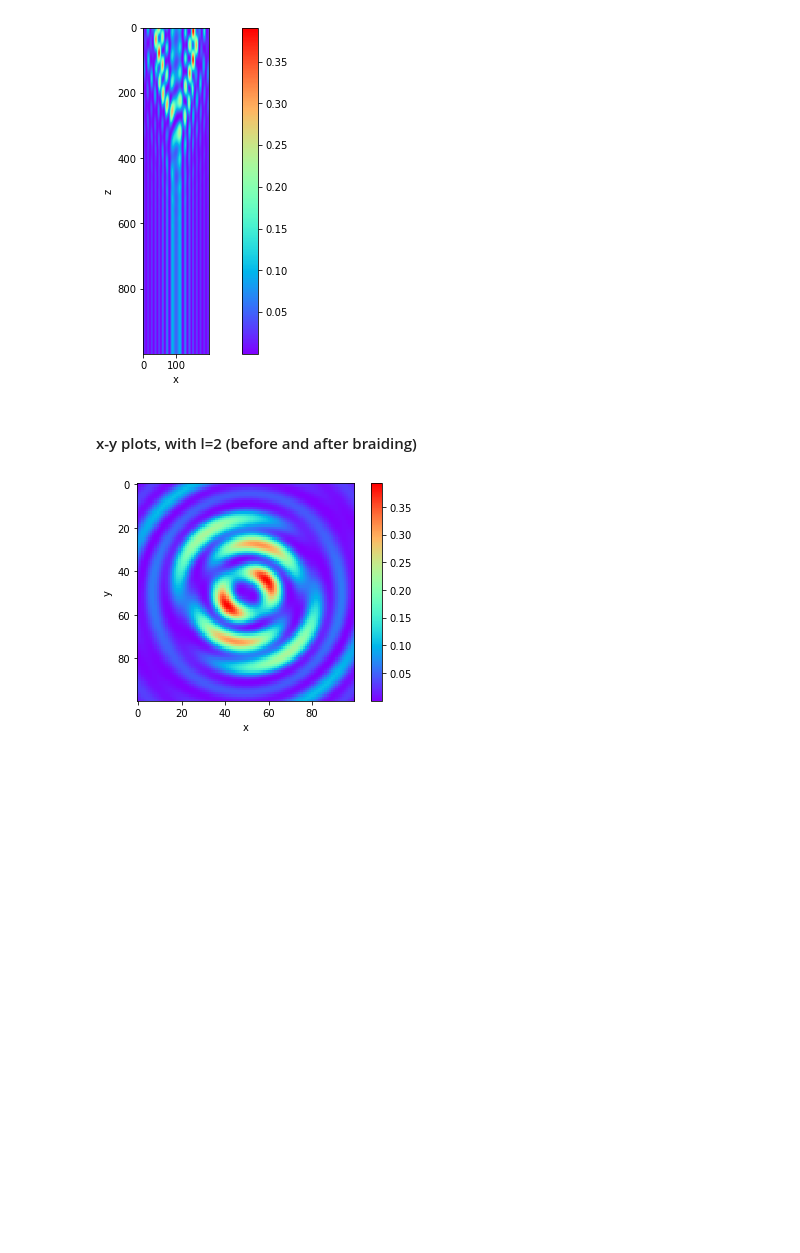
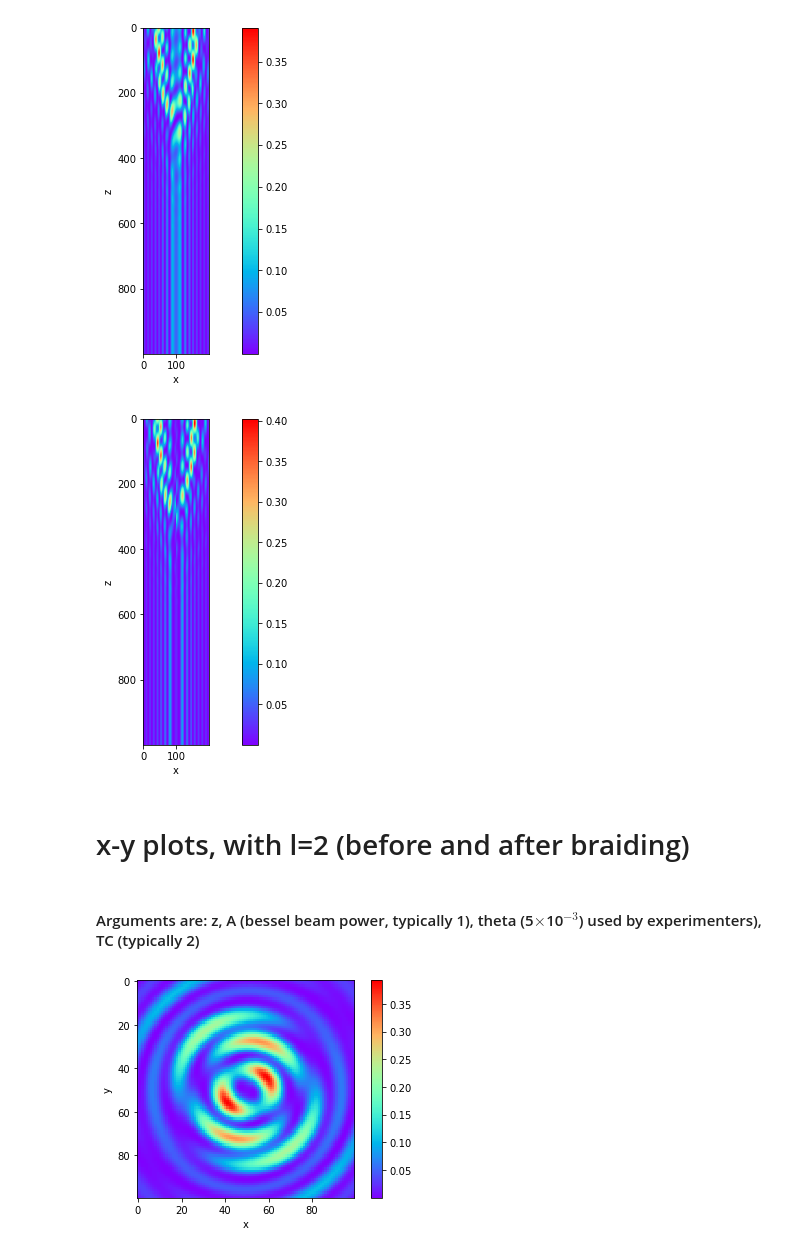
Before and after one commit to jabacousnac/Grier-Lab-Code, a Jupyter notebook: Axial_braiding.ipynb, the cells around one changed output. Saved outputs shown, nothing was run; the diff lists cells and outputs as text; code cells hidden in the pictures; blank space fills up the shorter version.

```diff
--- a/Axial_braiding.ipynb
+++ b/Axial_braiding.ipynb
@@ -56,7 +56,7 @@ def bessel(x,y,z):
         phi = (np.pi)/2
     else:
         phi = np.arctan(y/x)
-    u_B = A * sp.jv(l,k_0*np.sin(theta)*r) * np.exp(1j*(l*phi + k_0*np.cos(theta)*z)) #Bessel function always goes to 0 as arg goes to 0
+    u_B = A * sp.jv(l,k_0*np.sin(theta)*r) * np.exp(1j*(l*phi + k_0*np.cos(theta)*z)) #Bessel function always goes to 0 as arg goes to 0, unless l=0
     return u_B
 
 def Bessel_transverse_map(z):
@@ -79,7 +79,7 @@ def Bessel_transverse_map(z):
     plt.colorbar()
     return
 
-def x_z_braiding(y):
+def x_z_braiding(y, A, theta, l):
     #plot an x-z cut of the superposed fields
     xmax, zmax = 1*10**-3, 1.0
     dx, dz = 1*10**-5, 1*10**-3
@@ -90,7 +90,13 @@ def x_z_braiding(y):
         for xindex in range(len(xlist)): #cols are x-axis
             x = xlist[xindex]
             z = zlist[zindex]
-            field = bessel(x,y,z) + airy(x,y,z) #superposed
+            r = np.sqrt(x**2 + y**2)
+            if x == 0:
+                phi = (np.pi)/2
+            else:
+                phi = np.arctan(y/x)
+            u_B = A * sp.jv(l,k_0*np.sin(theta)*r) * np.exp(1j*(l*phi + k_0*np.cos(theta)*z))
+            field = u_B + airy(x,y,z) #superposed
             I = np.imag(field)**2 + np.real(field)**2
             intensity_array[zindex][xindex] = I
     plt.figure(figsize=(12,6))
@@ -100,7 +106,7 @@ def x_z_braiding(y):
     plt.colorbar()
     return
 
-def x_y_map(z):
+def x_y_map(z, A, theta, l):
     #intensity profiles of superposed beams in x-y
     xmax = 0.5*10**-3
     dx = 1*10**-5
@@ -110,7 +116,13 @@ def x_y_map(z):
     for row in range(len(int_array)):
         for col in range(len(int_array)):
             x, y = xlist[row], ylist[col]
-            field = airy(x,y,z) + bessel(x,y,z)
+            r = np.sqrt(x**2 + y**2)
+            if x == 0:
+                phi = (np.pi)/2
+            else:
+                phi = np.arctan(y/x)
+            u_B = A * sp.jv(l,k_0*np.sin(theta)*r) * np.exp(1j*(l*phi + k_0*np.cos(theta)*z))
+            field = u_B + airy(x,y,z)
             intensity = np.imag(field)**2 + np.real(field)**2
             int_array[row][col] = intensity
     plt.figure()
@@ -137,5 +155,11 @@ x_z_braiding(0.2*10**-3)
 # %% [output]
 [figure]
+# %%
+x_z_braiding(0.2*10**-3, 1, 0.005, 3)
+# %% [output]
+[figure, added]
 # %% [markdown]
-#### x-y plots, with l=2 (before and after braiding)
+# x-y plots, with l=2 (before and after braiding)
+# %% [markdown]
+#### Arguments are: z, A (bessel beam power, typically 1), theta (5$\times$10$^{-3}$) used by experimenters), TC (typically 2)
 # %%
```
Also changed, not shown: parts of 7 cells of this notebook.
